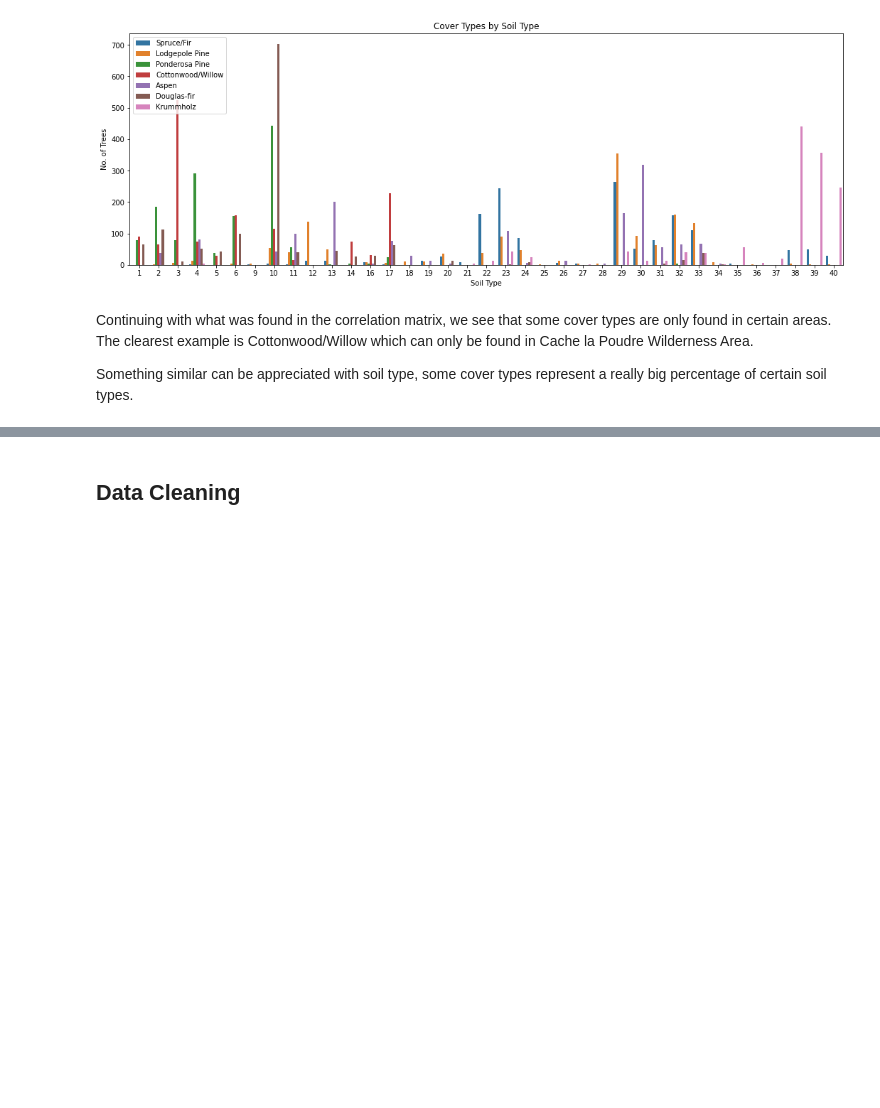
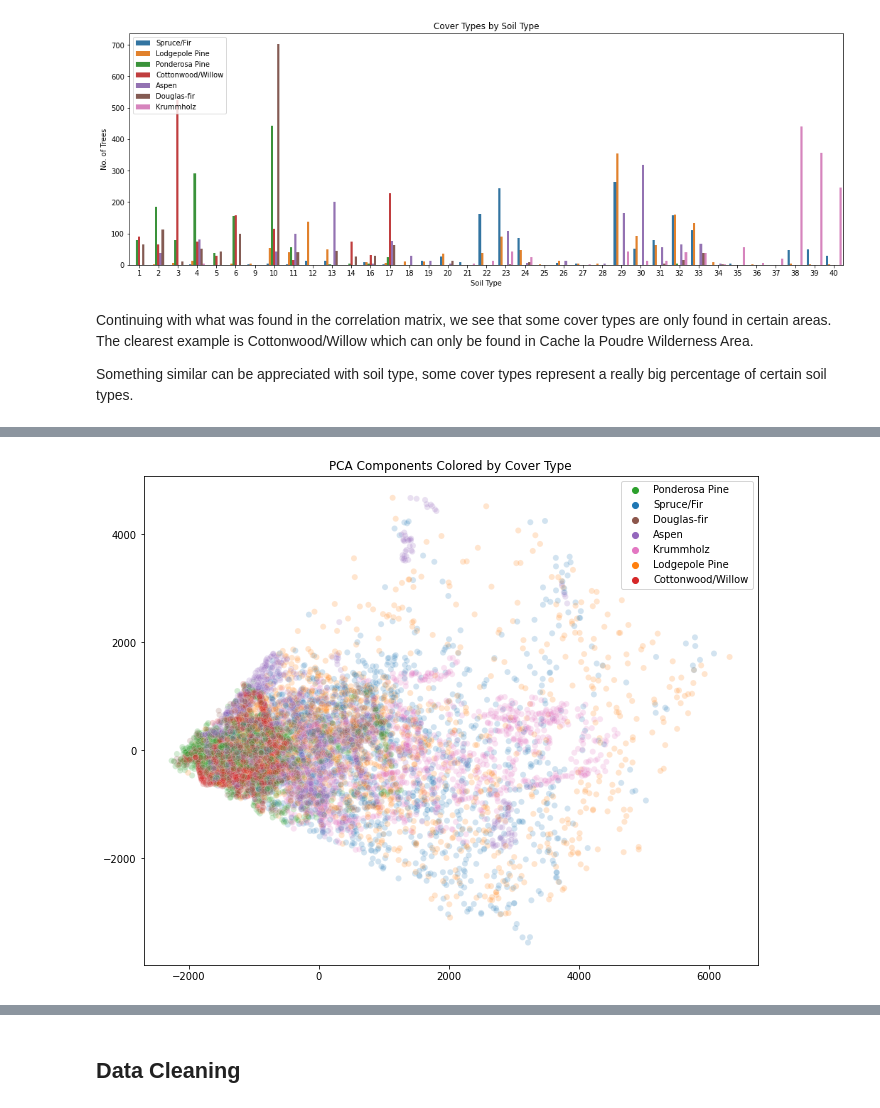
Before and after one commit to hanmaegeo/Forest-Cover-Type-Prediction, a Jupyter notebook: project_baseline.ipynb, the cells around one changed output, grey strips where cells are left out. Drawn from its saved outputs; the diff is of its cells as text; code cells hidden in the pictures; blank space fills up the shorter version.

```diff
--- a/project_baseline.ipynb
+++ b/project_baseline.ipynb
@@ -263,0 +269,24 @@ Something similar can be appreciated with soil type, some cover types represent
+# %%
+# Performing PCA on the training data.
+pca = PCA(n_components=2)
+components = pca.fit_transform(x_train)
+
+# Getting a list of the y_train labels to use for plot colors.
+hues = [CLASSES[x-1] for x in y_train]
+palette = {x: y for x,y in zip(CLASSES, sns.color_palette().as_hex()[:7])}
+
+# Plotting the data on a scatterplot.
+fig, ax = plt.subplots(figsize=(11, 9))
+sns.scatterplot(
+    x=components[:, 0],
+    y=components[:, 1],
+    alpha=0.2,
+    hue=hues,
+    palette=palette,
+    ax=ax
+).set(
+    title='PCA Components Colored by Cover Type'
+)
+plt.show()
+# %% [output]
+[figure, added]
```
Also changed, not shown: parts of 11 cells of this notebook.
